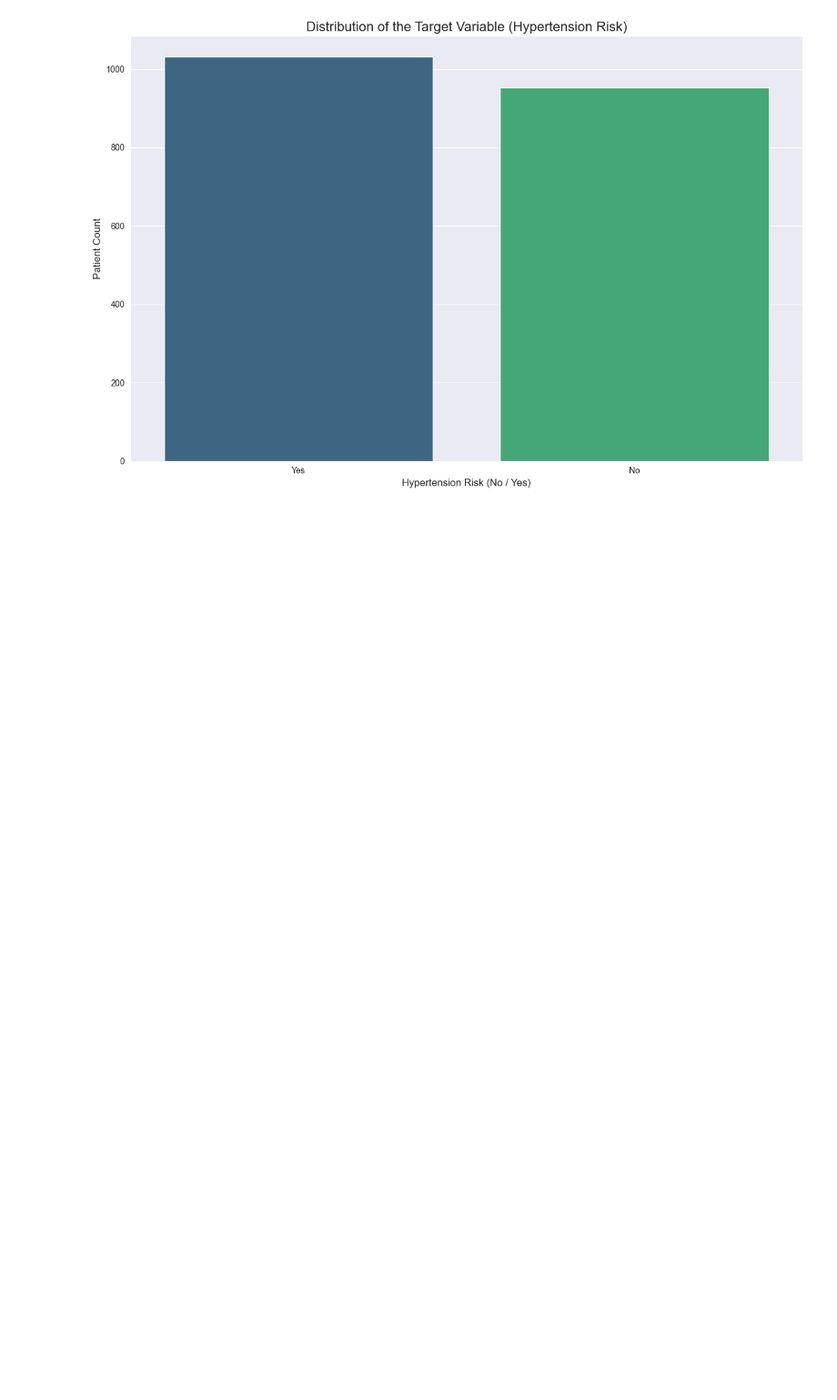
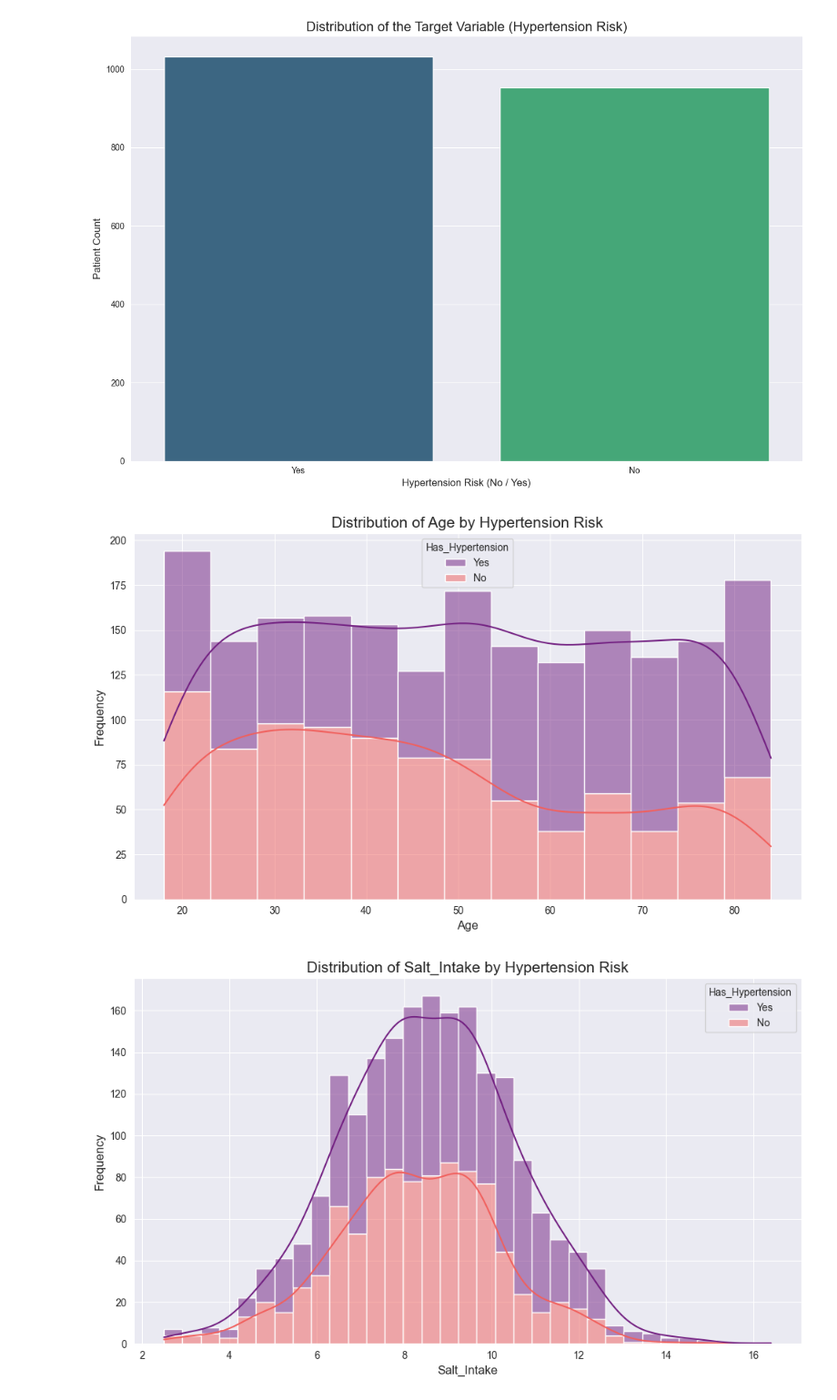
Before and after one commit to pilotbear-coder/DAE-Project, a Jupyter notebook: Hypertension Predict/Hypertension Predict.ipynb, the cells around one changed output. Shown at 91% size. Saved outputs shown, nothing was run; the diff lists cells and outputs as text; code cells hidden in the pictures; blank space fills up the shorter version.

Commit message:
various factors contribute to hypertension

```diff
--- a/Hypertension Predict/Hypertension Predict.ipynb
+++ b/Hypertension Predict/Hypertension Predict.ipynb
@@ -130,3 +130,21 @@ Passing `palette` without assigning `hue` is deprecated and will be removed in v
 
   sns.countplot(data=df, x=target_col, palette='viridis')
 [figure]
+# %%
+numerical_features = df.select_dtypes(include=np.number).columns.tolist()
+if target_col in numerical_features:
+    numerical_features.remove(target_col)
+if 'PatientID' in numerical_features:
+    numerical_features.remove('PatientID') # Assuming there's a PatientID column
+
+# Create distribution plots for each numerical feature against the target
+for feature in numerical_features:
+    plt.figure(figsize=(10, 6))
+    sns.histplot(data=df, x=feature, hue=target_col, multiple='stack', palette='magma', kde=True)
+    plt.title(f'Distribution of {feature} by Hypertension Risk', fontsize=15)
+    plt.xlabel(feature, fontsize=12)
+    plt.ylabel('Frequency', fontsize=12)
+    plt.show()
+# %% [output]
+[figure, added]
+[figure, added]
```
Also changed, not shown: parts of 1 cell of this notebook.
